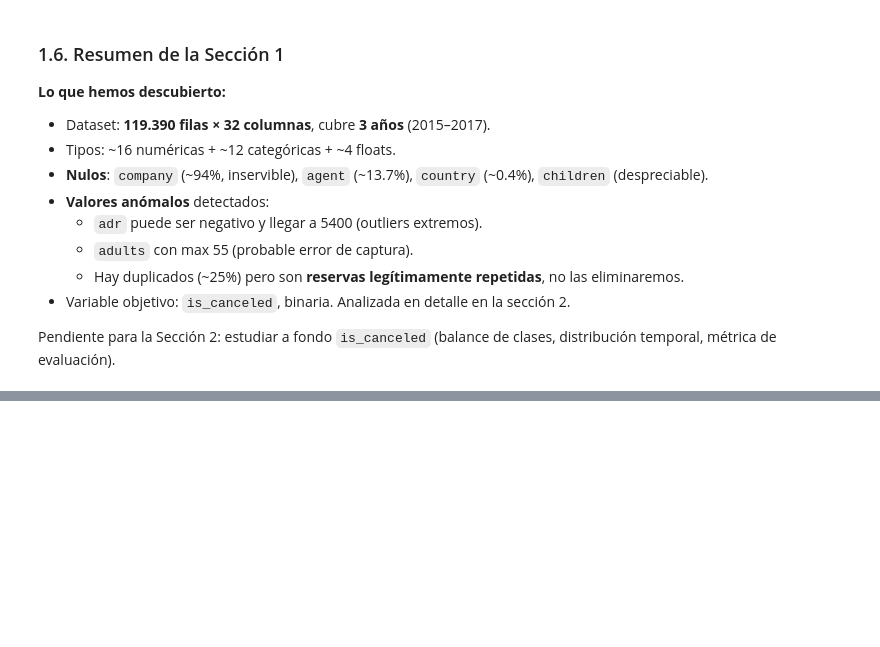
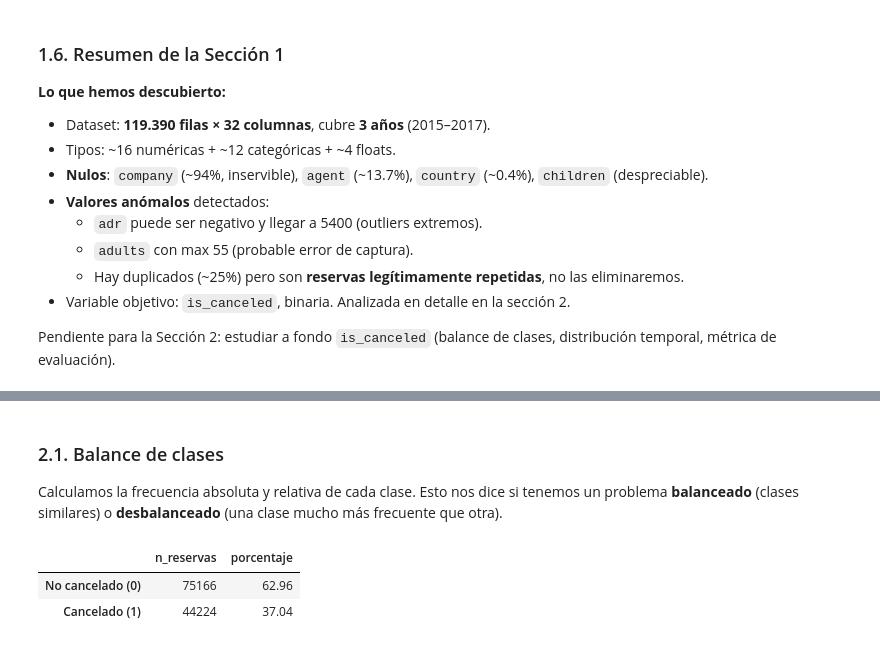
Before and after one commit to jumarfradev/practica-final-ml, a Jupyter notebook: notebooks/exploracion/01_eda_inicial.ipynb, the cells around one changed output, grey strips where cells are left out. Cells and saved outputs as stored; diff of their text form; code cells hidden in the pictures; blank space fills up the shorter version.

```diff
--- a/notebooks/exploracion/01_eda_inicial.ipynb
+++ b/notebooks/exploracion/01_eda_inicial.ipynb
@@ -431,0 +448,22 @@ Pendiente para la Sección 2: estudiar a fondo `is_canceled` (balance de clases,
+# %% [markdown]
+### 2.1. Balance de clases
+
+Calculamos la frecuencia absoluta y relativa de cada clase. Esto nos dice
+si tenemos un problema **balanceado** (clases similares) o **desbalanceado**
+(una clase mucho más frecuente que otra).
+# %%
+"""Frecuencia absoluta y relativa de la variable objetivo."""
+
+conteo = df[TARGET_COLUMN].value_counts()
+porcentaje = df[TARGET_COLUMN].value_counts(normalize=True) * 100
+
+resumen_target = pd.DataFrame({
+    "n_reservas": conteo,
+    "porcentaje": porcentaje.round(2),
+})
+resumen_target.index = ["No cancelado (0)", "Cancelado (1)"]
+resumen_target
+# %% [output]
+|  | n_reservas | porcentaje |
+| No cancelado (0) | 75166 | 62.96 |
+| Cancelado (1) | 44224 | 37.04 |
```
Also changed, not shown: parts of 10 cells of this notebook.
